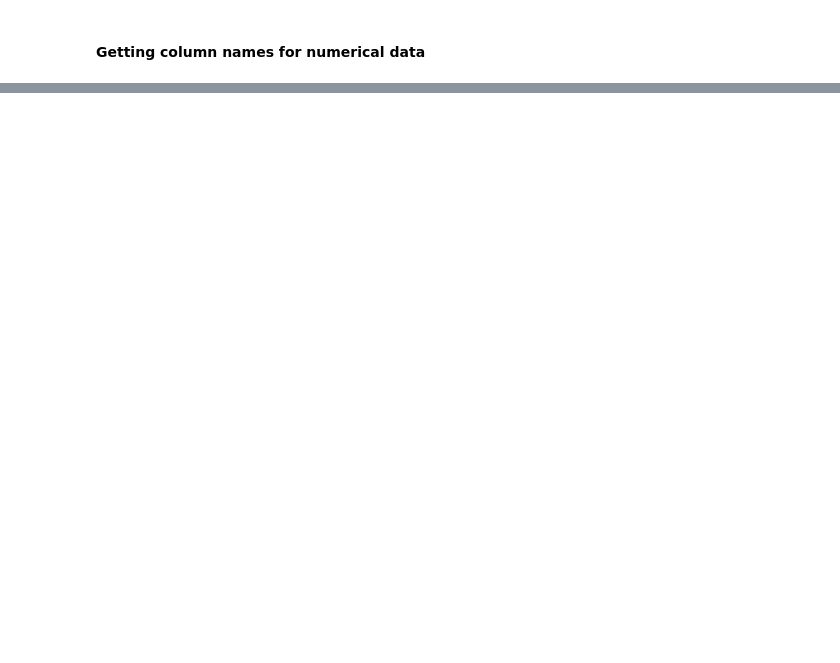
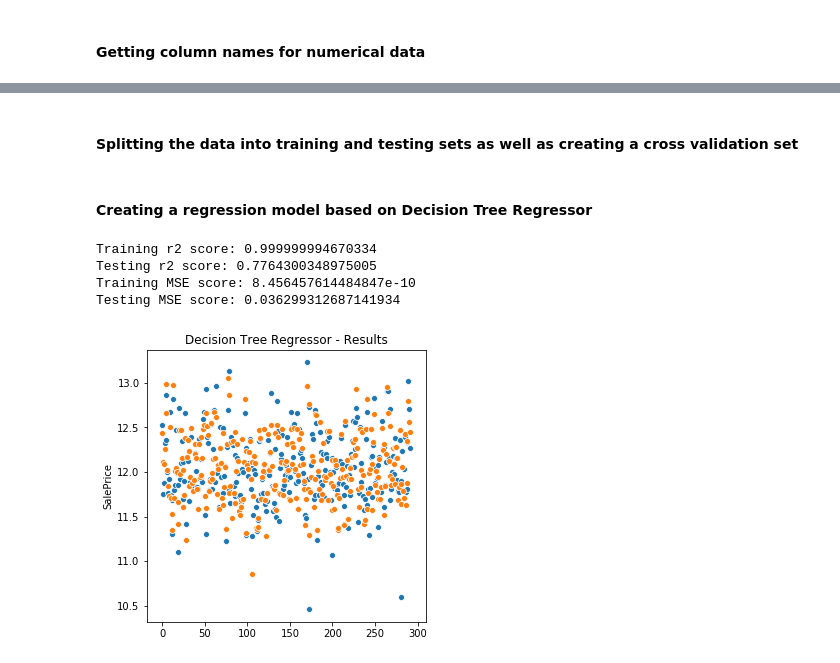
Before and after one commit to yuri-motta/house_pricing, a Jupyter notebook: regression.ipynb, the cells around one changed output, grey strips where cells are left out. Drawn from its saved outputs; the diff is of its cells as text; code cells hidden in the pictures; blank space fills up the shorter version.

Commit message:
Updated the kernel that generated the first result for the competition. The result was ranked in top 48% of 4353 teams.

```diff
--- a/regression.ipynb
+++ b/regression.ipynb
@@ -166,0 +202,4 @@ pca_results = vs.pca_results(features_final, pca)
+# %%
+features[categorical] = features[categorical].fillna('None')
+# verifying if is there any missing value
+features[categorical].isna().sum().sort_values(ascending = False)
@@ -166,0 +273,49 @@ pca_results = vs.pca_results(features_final, pca)
+# %% [markdown]
+#### Splitting the data into training and testing sets as well as creating a cross validation set
+# %%
+from sklearn.model_selection import train_test_split
+from sklearn.model_selection import ShuffleSplit
+
+# Splitting data into test and train sets
+X_train, X_test, y_train, y_test = train_test_split(features_final, sale_price,
+                                                    test_size = 0.2, random_state = 33 )
+# Cross validation sets
+cv_sets = ShuffleSplit(n_splits = 10, test_size = 0.20, random_state = 33)
+# %% [markdown]
+#### Creating a regression model based on Decision Tree Regressor
+# %%
+# Decision Tree Regressor Algorithm
+from sklearn.tree import DecisionTreeRegressor
+from sklearn.metrics import r2_score
+from sklearn.metrics import mean_squared_error as MSE
+
+model = DecisionTreeRegressor()
+
+model.fit(X_train, y_train)
+y_pred_train = model.predict(X_train)
+y_pred_test = model.predict(X_test)
+
+train_r2_scr = r2_score(y_train, y_pred_train)
+test_r2_scr = r2_score(y_test, y_pred_test)
+train_MSE_scr = MSE(y_train, y_pred_train)
+test_MSE_scr = MSE(y_test, y_pred_test)
+
+print("Training r2 score: {}".format(train_r2_scr))
+print("Testing r2 score: {}".format(test_r2_scr))
+print("Training MSE score: {}".format(train_MSE_scr))
+print("Testing MSE score: {}".format(test_MSE_scr))
+# %% [output]
+Training r2 score: 0.999999994670334
+Testing r2 score: 0.7764300348975005
+Training MSE score: 8.456457614484847e-10
+Testing MSE score: 0.036299312687141934
+# %%
+import matplotlib.pyplot as plt
+
+plt.figure(figsize = (5, 5))
+sns.scatterplot(range(0, y_test.shape[0]), y_test)
+sns.scatterplot(range(0,y_pred_test.shape[0]), y_pred_test)
+plt.title("Decision Tree Regressor - Results")
+plt.show()
+# %% [output]
+[figure, added]
```
Also changed, not shown: parts of 63 cells of this notebook, 1 other file.
